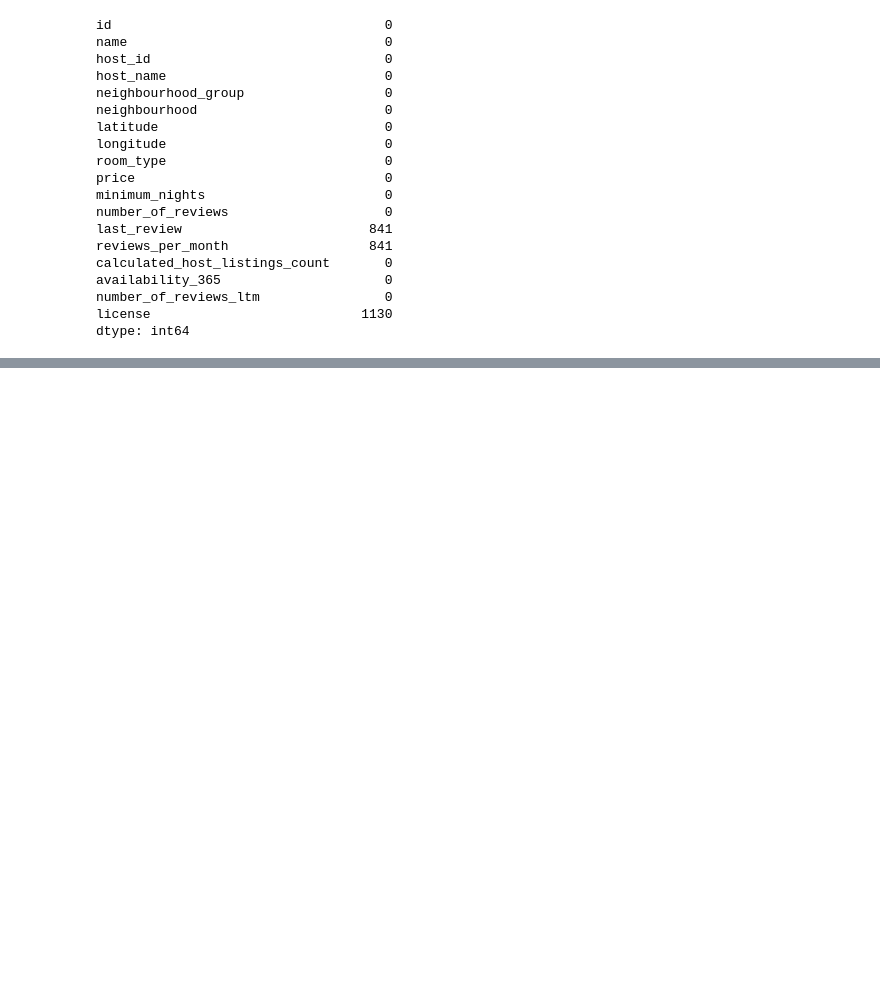
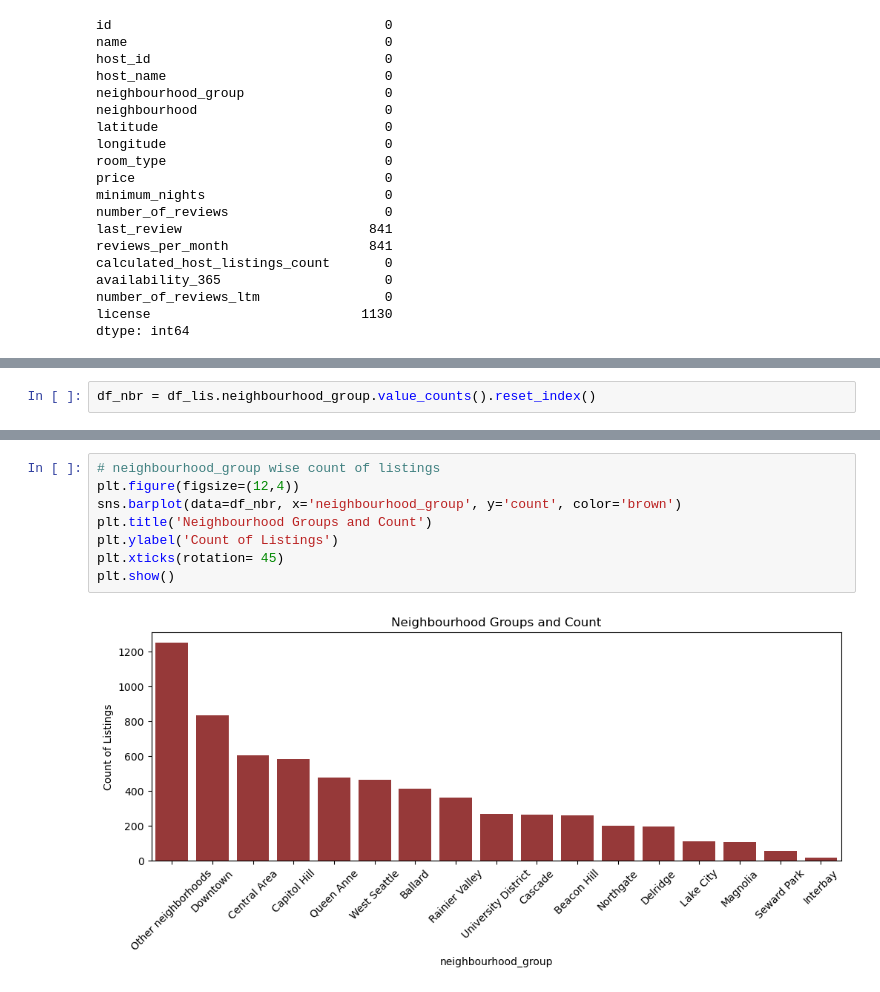
Before and after one commit to sagarbarge/Seattle-Airbnb-Open-Data-, a Jupyter notebook: Seattle Airbnb Open Data - SQL Project.ipynb, the cells around one changed output, grey strips where cells are left out. Drawn from its saved outputs; the diff is of its cells as text; blank space fills up the shorter version.

```diff
--- a/Seattle Airbnb Open Data - SQL Project.ipynb
+++ b/Seattle Airbnb Open Data - SQL Project.ipynb
@@ -157,0 +222,2 @@ dtype: int64
+# %%
+df_nbr = df_lis.neighbourhood_group.value_counts().reset_index()
@@ -157,0 +233,10 @@ dtype: int64
+# %%
+# neighbourhood_group wise count of listings
+plt.figure(figsize=(12,4))
+sns.barplot(data=df_nbr, x='neighbourhood_group', y='count', color='brown')
+plt.title('Neighbourhood Groups and Count')
+plt.ylabel('Count of Listings')
+plt.xticks(rotation= 45)
+plt.show()
+# %% [output]
+[figure, added]
```
Also changed, not shown: parts of 9 cells of this notebook.
